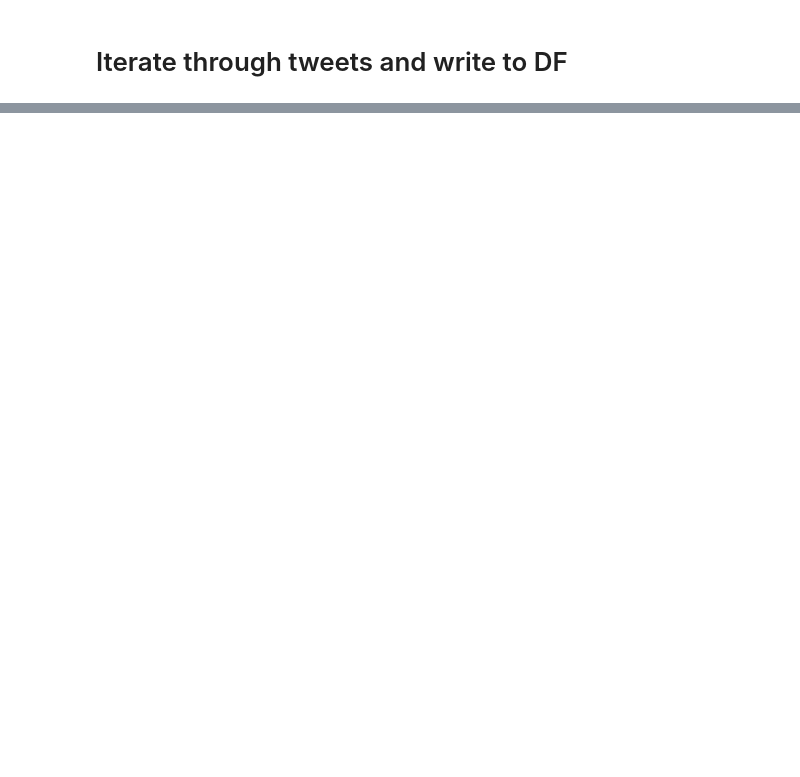
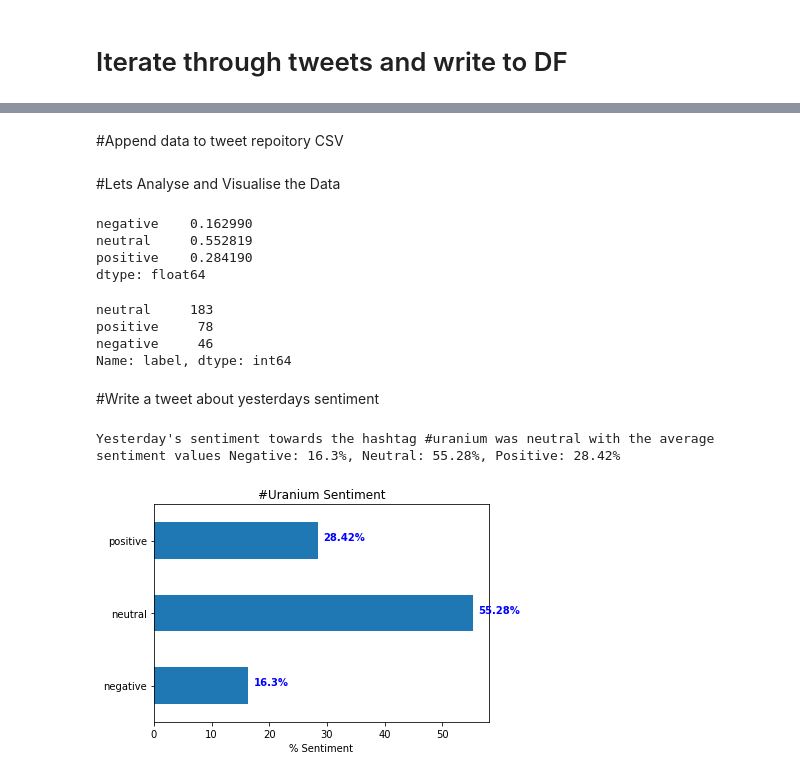
Before and after one commit to ohmyhat/ohmyhat, a Jupyter notebook: _Uranium_Sentiment_Bot.ipynb, the cells around one changed output, grey strips where cells are left out. Drawn from its saved outputs; the diff is of its cells as text; code cells hidden in the pictures; blank space fills up the shorter version.

```diff
--- a/_Uranium_Sentiment_Bot.ipynb
+++ b/_Uranium_Sentiment_Bot.ipynb
@@ -202,13 +206,0 @@ df.to_csv('tweet_repository.csv', index=False )
-# %%
-sentiments = model.sentiment(df.Tweet, return_probability=True)
-data = {
-    'text': [d['text'] for d in model.sentiment],
-    'label': [s['label'] for s in sentiments],
-    'negative': [s['probability']['negative'] for s in sentiments],
-    'neutral': [s['probability']['neutral'] for s in sentiments],
-    'positive': [s['probability']['positive'] for s in sentiments]
-}
-df = pd.DataFrame(data)
-
-# model = tweetnlp.load_model('sentiment')
-# model.sentiment(df.Tweet, return_probability=True)
@@ -217,20 +206,0 @@ TypeError: ignored
-# %%
-model = tweetnlp.load_model('sentiment')
-model.sentiment("", return_probability=True)
-
-sent_results = {}
-count = 0
-for i, d in tqdm(tweets.iterrows(), total=len(tweets)):
-    sent = sentiment_task(d["Tweet"])
-    sent_results[d["Tweet Id"]] = sent
-    count += 1
-    if count == 500:
-        break
-# iterate through each row of the DataFrame
-#for index, row in df.iterrows():
-#    model.sentiment('tweet', return_probability=True)
-#    print()
-#    break
-for i, row in accounts.iterrows():
-    if str(row['Number']) == "27*******5":
-        print(row["F"], row["Number"])
@@ -238,0 +216,2 @@ KeyboardInterrupt: ignored
+# %% [markdown]
+#Append data to tweet repoitory CSV
@@ -238,0 +221,22 @@ KeyboardInterrupt: ignored
+# %% [markdown]
+#Lets Analyse and Visualise the Data
+# %%
+# Calculate the mean of the last three columns
+mean_values = df[['negative', 'neutral', 'positive']].mean()
+
+print(mean_values)
+# %% [output]
+negative    0.162990
+neutral     0.552819
+positive    0.284190
+dtype: float64
+# %%
+# Calculate the frequency of each value in the 'label' column
+value_counts = df['label'].value_counts()
+
+print(value_counts)
+# %% [output]
+neutral     183
+positive     78
+negative     46
+Name: label, dtype: int64
@@ -238,0 +245,23 @@ KeyboardInterrupt: ignored
+# %% [markdown]
+#Write a tweet about yesterdays sentiment
+# %%
+mean_values = df[['negative', 'neutral', 'positive']].mean().apply(lambda x: round(x * 100, 2))
+label_counts = df['label'].value_counts()
+most_common_label = label_counts.index[0]
+tweet_text = "Yesterday's sentiment towards the hashtag #uranium was {} with the average sentiment values Negative: {}%, Neutral: {}%, Positive: {}%".format(most_common_label, mean_values['negative'], mean_values['neutral'], mean_values['positive'])
+print(tweet_text)
+# %% [output]
+Yesterday's sentiment towards the hashtag #uranium was neutral with the average sentiment values Negative: 16.3%, Neutral: 55.28%, Positive: 28.42%
+# %%
+import matplotlib.pyplot as plt
+
+mean_values = df[['negative', 'neutral', 'positive']].mean().apply(lambda x: round(x * 100, 2))
+
+ax = mean_values.plot.barh()
+ax.set_xlabel('% Sentiment')
+ax.set_title('#Uranium Sentiment')
+
+for i, v in enumerate(mean_values):
+    ax.text(v + 1, i, str(v) + '%', color='blue', fontweight='bold')
+# %% [output]
+[figure, added]
```
Also changed, not shown: parts of 30 cells of this notebook.
